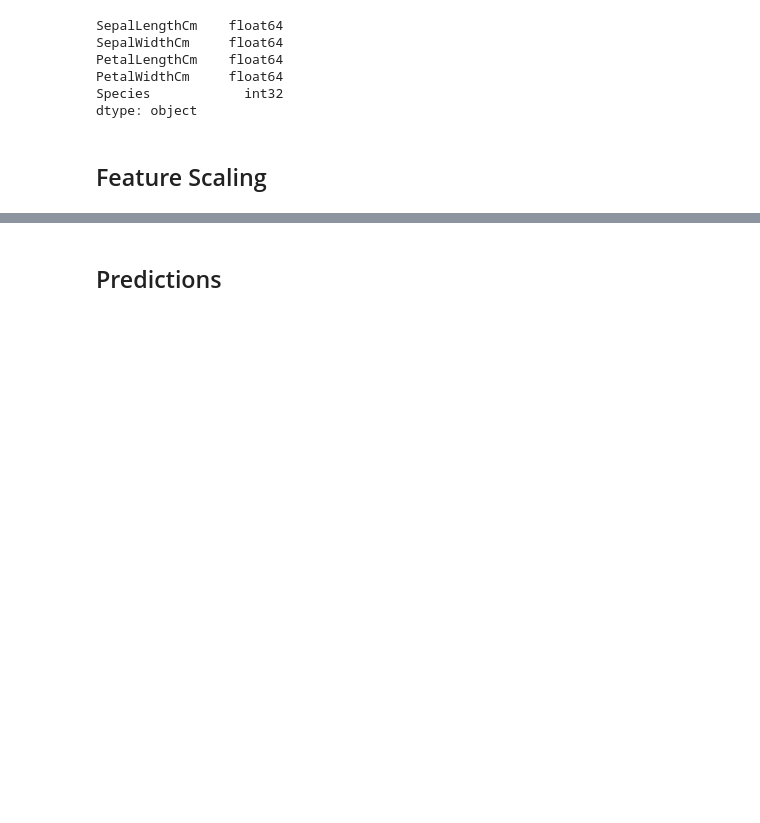
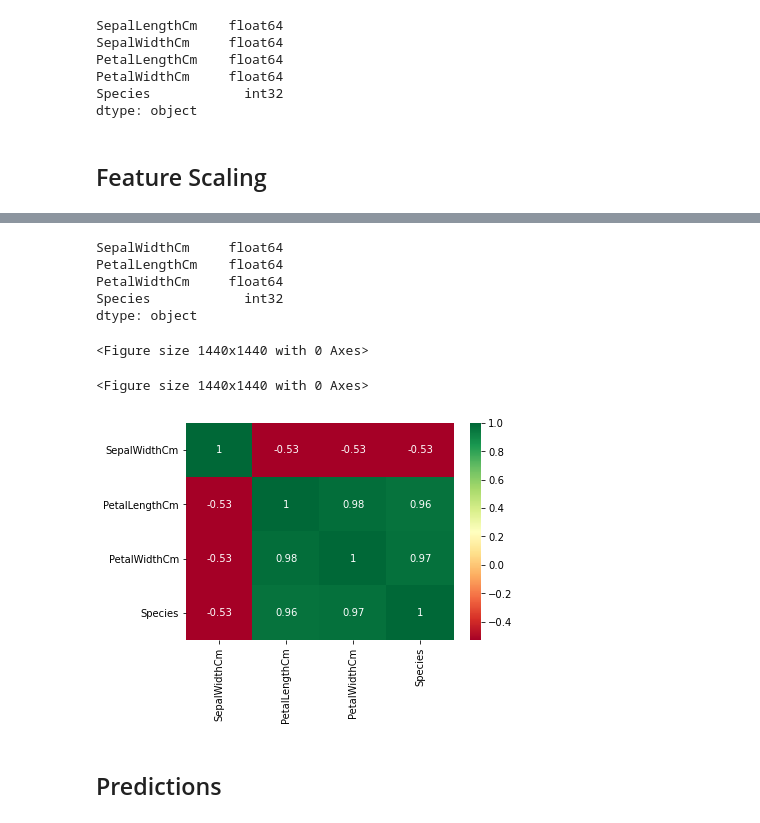
Before and after one commit to Lallalan/CPC152-KNN, a Jupyter notebook: KNN USE.ipynb, the cells around one changed output, grey strips where cells are left out. Drawn from its saved outputs; the diff is of its cells as text; code cells hidden in the pictures; blank space fills up the shorter version.

```diff
--- a/KNN USE.ipynb
+++ b/KNN USE.ipynb
@@ -184,3 +211,23 @@ dtype: object
+# %%
+x.dtypes
+# %% [output]
+SepalWidthCm     float64
+PetalLengthCm    float64
+PetalWidthCm     float64
+Species            int32
+dtype: object
+# %%
+corrmat = x.corr()
+top_corr_features = corrmat.index
+plt.figure(figsize=(20,20))
+# %% [output]
+<Figure size 1440x1440 with 0 Axes>
+<Figure size 1440x1440 with 0 Axes>
+# %%
+g=sns.heatmap(data[top_corr_features].corr(),annot=True,cmap="RdYlGn")
+plt.show()
+# %% [output]
+[figure, added]
 # %% [markdown]
 ## Predictions
 # %%
```
Also changed, not shown: parts of 20 cells of this notebook.
